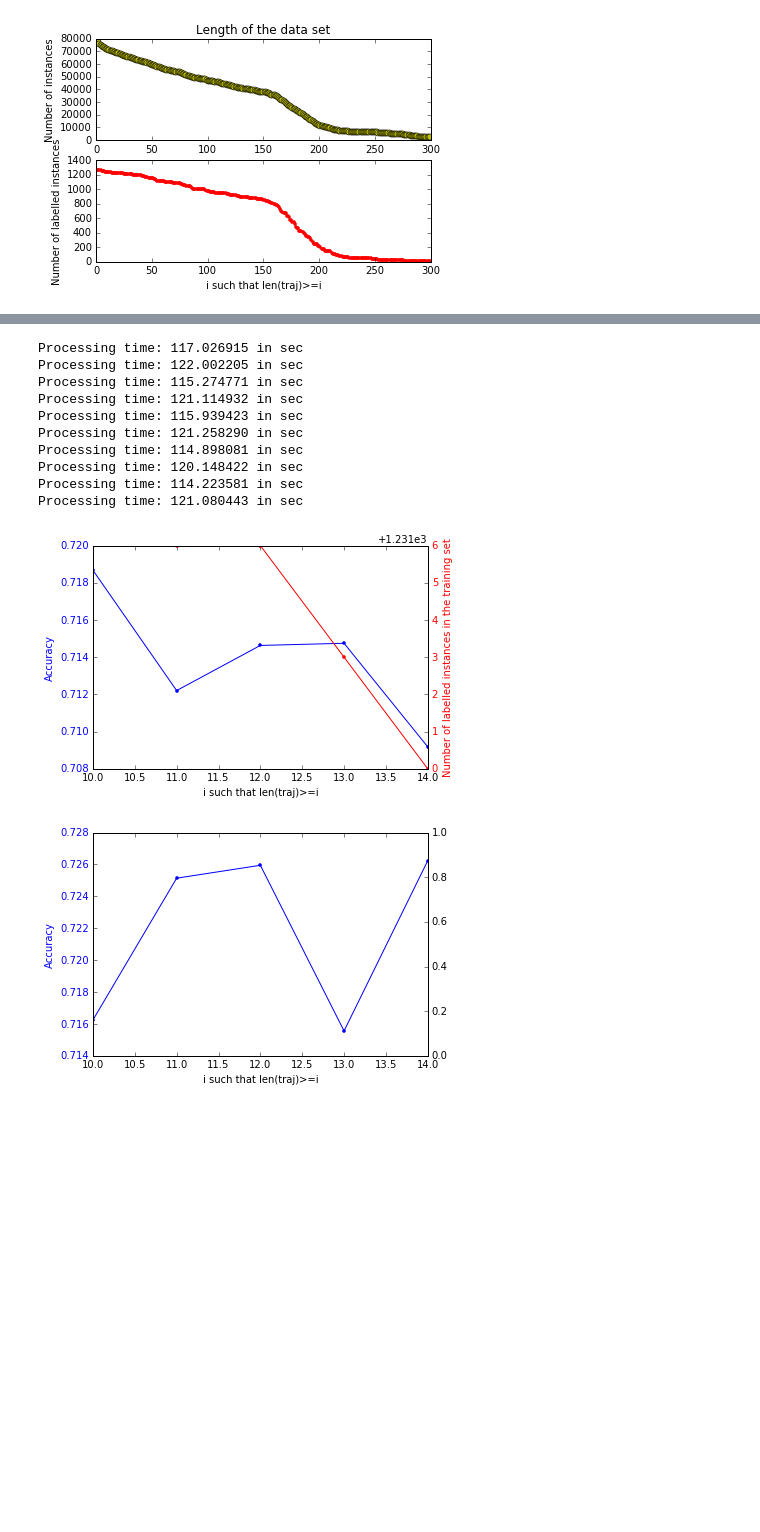
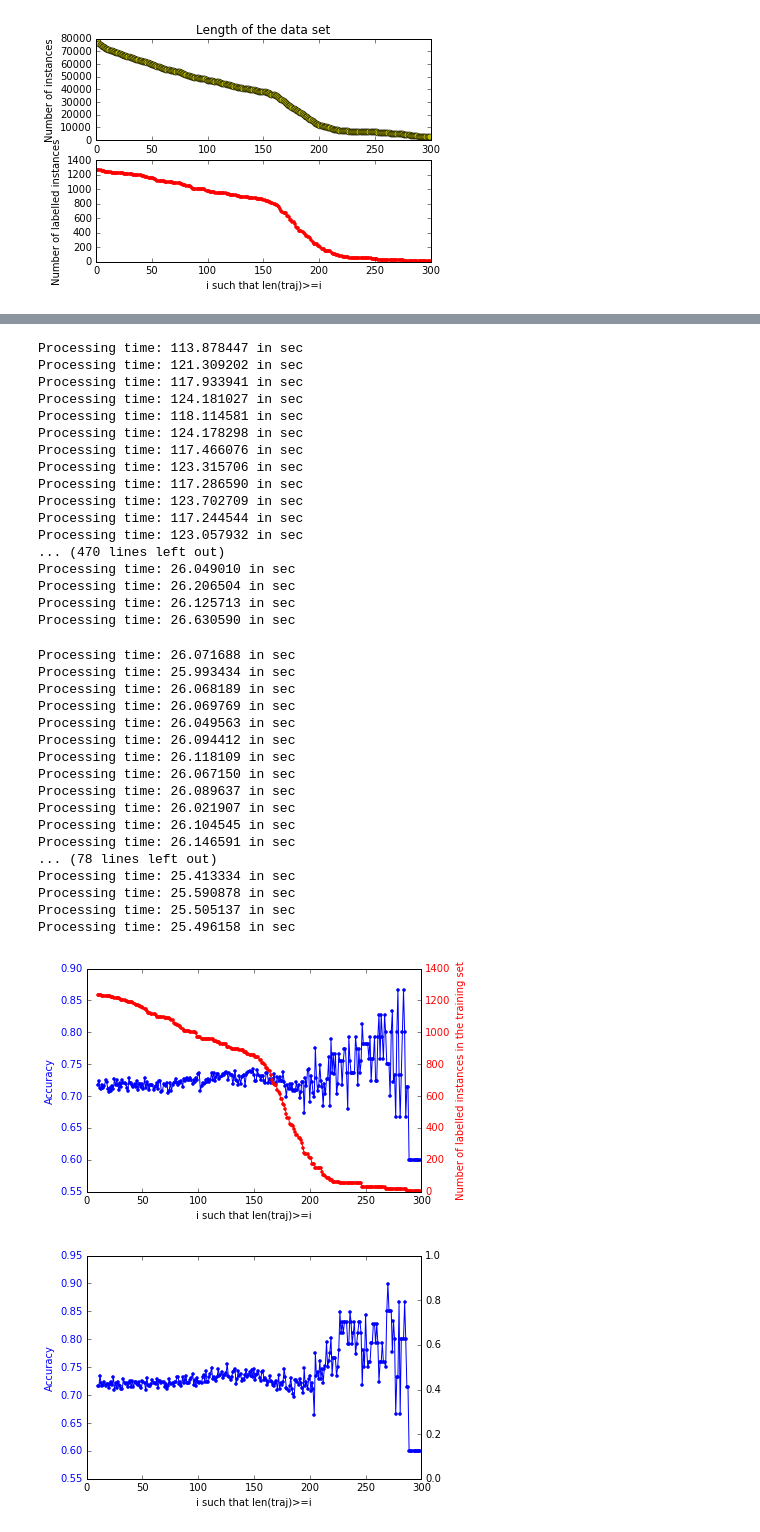
Before and after one commit to PeterJackNaylor/InternWork2, a Jupyter notebook: Normalization.ipynb, the cells around one changed output, grey strips where cells are left out. Saved outputs shown, nothing was run; the diff lists cells and outputs as text; code cells hidden in the pictures; blank space fills up the shorter version.

```diff
--- a/Normalization.ipynb
+++ b/Normalization.ipynb
@@ -347,31 +355,3 @@ plt.ylabel('Number of labelled instances')
 plt.show()
 # %% [output]
 [figure]
-# %%
-## We have
-
-if os.path.isfile("H2B_N_F_A.csv"):
-    print "The file existed so I loaded it."
-    H2B_N_F_A = Traj_data(file_name="H2B_N_F_A.csv")#,pkl_traj_file="/home/pubuntu/Documents/InternWork2/Pkl_file")
-    H2B_N_F_A.caract="Normalized by dividing by average"
-else:
-    H2B_N_F_A=Traj_data()#(pkl_traj_file="/home/pubuntu/Documents/InternWork2/Pkl_file")
-
-    H2B_N_F_A.extracting(num_str,"both_channels_0015.hdf5",'primary')
-    ## Extracting the hdf5 file for the primary channel (H2b)
-
-#    H2B_N_F_A.add_error() ## We had it so that the data won't have to do 0/0
-
-    H2B_N_F_A.Add_traj(normalize=True,all_traj=True,average=True,diff=False)## ,num_traj=10) ## (you can reduce the number of traj)
-    ## Adding Alice's work on tracking to have trajectories
-
-    file_loc="0015_PCNA.xml"
-
-    H2B_N_F_A.label_finder(file_loc)
-    ## Finding associated labels by minimizing distance by click and distance of cell
-
-    H2B_N_F_A.renaming_and_merge()
-    ## renaming the labels to have G1=="1", S=="S", G2=="2" and M=="M"
-    #This procedure may take a long time.
-
-    H2B_N_F_A.data.to_csv('H2B_N_F_A.csv',index=False,header=True)
@@ -383,7 +358,7 @@ Updated member Group_of_traj
 # %%
 kfold=3
 M_b=10
-M_e=15
+M_e=300
 length_data   =np.empty(M_e-M_b)
 length_train  =np.empty(M_e-M_b)
 
@@ -437,42 +412,66 @@ for tl in ax2.get_yticklabels():
 plt.show()
 
 figg, axx1 = plt.subplots()
 
 ss1 = D_filter[H2B_N_D_A.caract]
 
 axx1.plot(t, ss1, 'b.-')
 axx1.set_xlabel('i such that len(traj)>=i')
 # Make the y-axis label and tick labels match the line color.
 axx1.set_ylabel('Accuracy', color='b')
 for tl in axx1.get_yticklabels():
     tl.set_color('b')
 
 
 axx2 = axx1.twinx()
 s2 = length_train
 ax2.plot(t, s2, 'r.-')
 ax2.set_ylabel('Number of labelled instances in the training set', color='r')
 for tl in ax2.get_yticklabels():
     tl.set_color('r')
 plt.show()
 
 
 
 plt.subplot(2, 1, 2)
 plt.plot(np.array(range(M_b,M_e)), length_data, 'r.-')
 plt.xlabel('i such that len(traj)>=i')
 plt.ylabel('Number of labelled instances in the whole set')
 plt.show()
 # %% [output]
-Processing time: 117.026915 in sec
-Processing time: 122.002205 in sec
-Processing time: 115.274771 in sec
-Processing time: 121.114932 in sec
-Processing time: 115.939423 in sec
-Processing time: 121.258290 in sec
-Processing time: 114.898081 in sec
-Processing time: 120.148422 in sec
-Processing time: 114.223581 in sec
-Processing time: 121.080443 in sec
+Processing time: 113.878447 in sec
+Processing time: 121.309202 in sec
+Processing time: 117.933941 in sec
+Processing time: 124.181027 in sec
+Processing time: 118.114581 in sec
+Processing time: 124.178298 in sec
+Processing time: 117.466076 in sec
+Processing time: 123.315706 in sec
+Processing time: 117.286590 in sec
+Processing time: 123.702709 in sec
+Processing time: 117.244544 in sec
+Processing time: 123.057932 in sec
+... (470 lines left out)
+Processing time: 26.049010 in sec
+Processing time: 26.206504 in sec
+Processing time: 26.125713 in sec
+Processing time: 26.630590 in sec
+Processing time: 26.071688 in sec
+Processing time: 25.993434 in sec
+Processing time: 26.068189 in sec
+Processing time: 26.069769 in sec
+Processing time: 26.049563 in sec
+Processing time: 26.094412 in sec
+Processing time: 26.118109 in sec
+Processing time: 26.067150 in sec
+Processing time: 26.089637 in sec
+Processing time: 26.021907 in sec
+Processing time: 26.104545 in sec
+Processing time: 26.146591 in sec
+... (78 lines left out)
+Processing time: 25.413334 in sec
+Processing time: 25.590878 in sec
+Processing time: 25.505137 in sec
+Processing time: 25.496158 in sec
-[figure, old version]
+[figure, new version]
-[figure, old version]
+[figure, new version]
```
Also changed, not shown: parts of 9 cells of this notebook, 4 other files.
